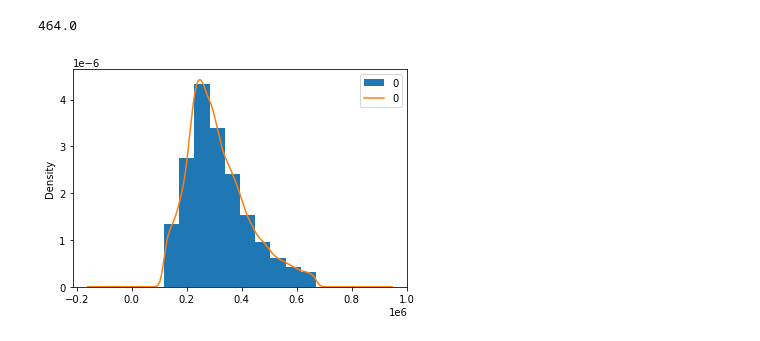
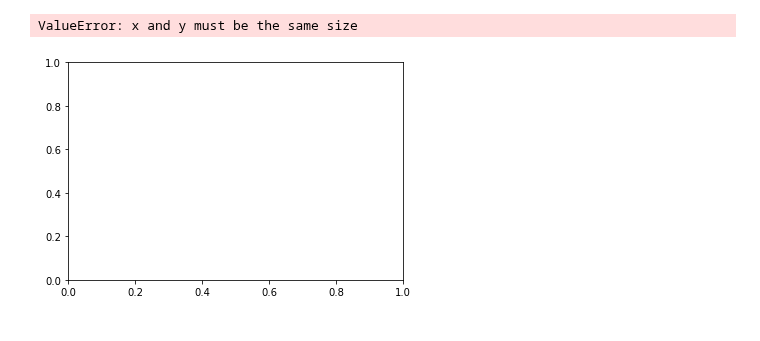
Before and after one commit to mvrl/disaggregation, a Jupyter notebook: aggregation/counting.ipynb, the cells around one changed output. Saved outputs shown, nothing was run; the diff lists cells and outputs as text; code cells hidden in the pictures.

```diff
--- a/aggregation/counting.ipynb
+++ b/aggregation/counting.ipynb
@@ -49,17 +34,28 @@ KeyboardInterrupt:
-# %%
-print(max(parcel_counts))
-# %% [output]
-464.0
-# %%
-import matplotlib.pyplot as plt
-import pandas as pd
-
-vals = pd.DataFrame(np.array(values))
-
-fig, ax = plt.subplots(figsize = (6,4))
-vals.plot(kind='hist', density=True, bins= 10, ax=ax)
-vals.plot(kind='kde', ax =ax)
-
-plt.show()
-# %% [output]
-[figure, removed]
+# %%
+import matplotlib.pyplot as plt
+import pandas as pd
+import seaborn as sns
+
+#vals = pd.DataFrame(np.array(values))
+vals = np.array(values)
+sizes = np.array(pixel_counts)
+
+
+
+plt.scatter(sizes,vals, s=0.1)
+plt.title("Value Distribution by Size")
+plt.xlabel('Parcel Size (m^2/pixel)')
+plt.ylabel('Parcel Value ($)')
+#plt.set_xlim(0,500000)
+plt.set_ylim(0,500000)
+plt.savefig('/u/amo-d0/grad/cgar/Projects/disaggregation/Plots/value_dist.jpg')
+plt.show()
+
+#ax = sns.kdeplot(x = vals, y = sizes,
+#     fill= True, thresh=0, levels =10,cmap="mako")
+#ax.set(xlabel = "True Values", ylabel = "Estimated Value", title= "Prediction Density Plot")
+#plt.savefig(density_pth)
+#plt.show()
+# %% [output]
+ValueError: x and y must be the same size
+[figure, added]
```
Also changed, not shown: parts of 4 cells of this notebook, 13 other files.
